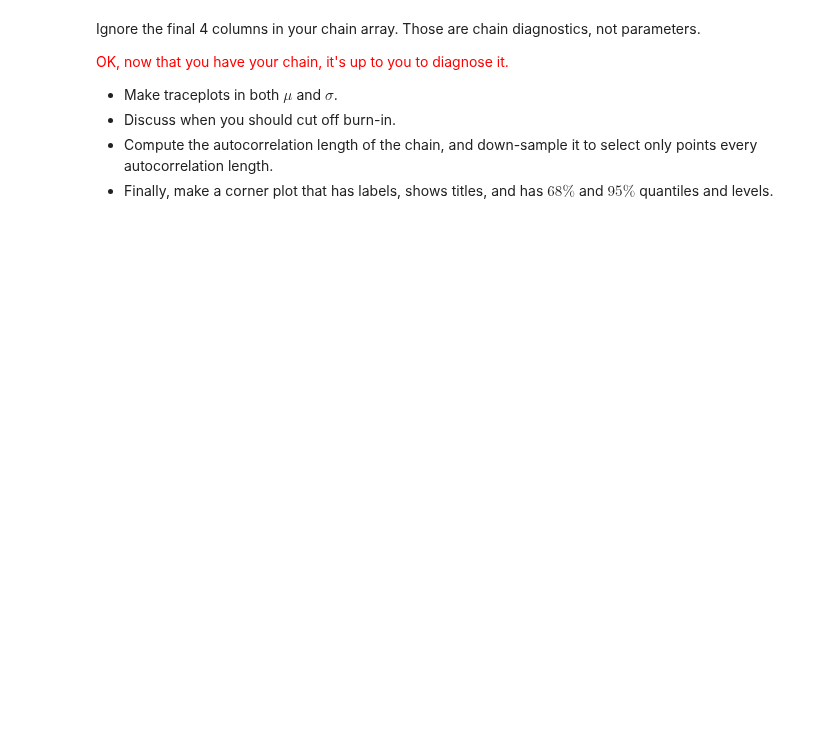
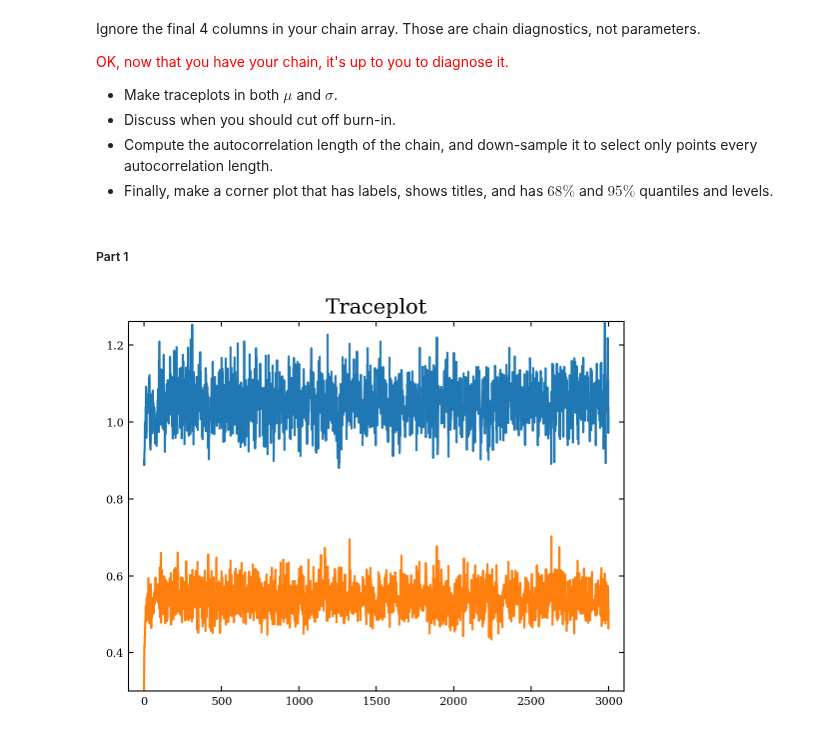
Before and after one commit to NihanPol/ASTR_3300_S2025, a Jupyter notebook: coursework/student_folders/kushagra_nag/class_participation/Lecture_11_KushagraNag.ipynb, the cells around one changed output. Cells and saved outputs as stored; diff of their text form; code cells hidden in the pictures; blank space fills up the shorter version.

```diff
--- a/coursework/student_folders/kushagra_nag/class_participation/Lecture_11_KushagraNag.ipynb
+++ b/coursework/student_folders/kushagra_nag/class_participation/Lecture_11_KushagraNag.ipynb
@@ -546,8 +541,18 @@ Ignore the final 4 columns in your chain array. Those are chain diagnostics, not
 - Discuss when you should cut off burn-in.
 - Compute the autocorrelation length of the chain, and down-sample it to select only points every autocorrelation length.
 - Finally, make a corner plot that has labels, shows titles, and has $68\%$ and $95\%$ quantiles and levels.
+# %% [markdown]
+##### Part 1
 # %%
 import acor
 acor.acor(chain[:,0])
 # the first element of the tuple is the length between independent samples.
 # thin by the nearest integer.
+
+plt.title("Traceplot", fontsize=15)
+plt.plot(chain[:,0], label=r'For $\mu$')
+plt.plot(chain[:,1], label=r'For $\sigma$')
+plt.xlim(-100, 3100)
+plt.show()
+# %% [output]
+[figure, added]
```
Also changed, not shown: parts of 14 cells of this notebook, 7 other files.
